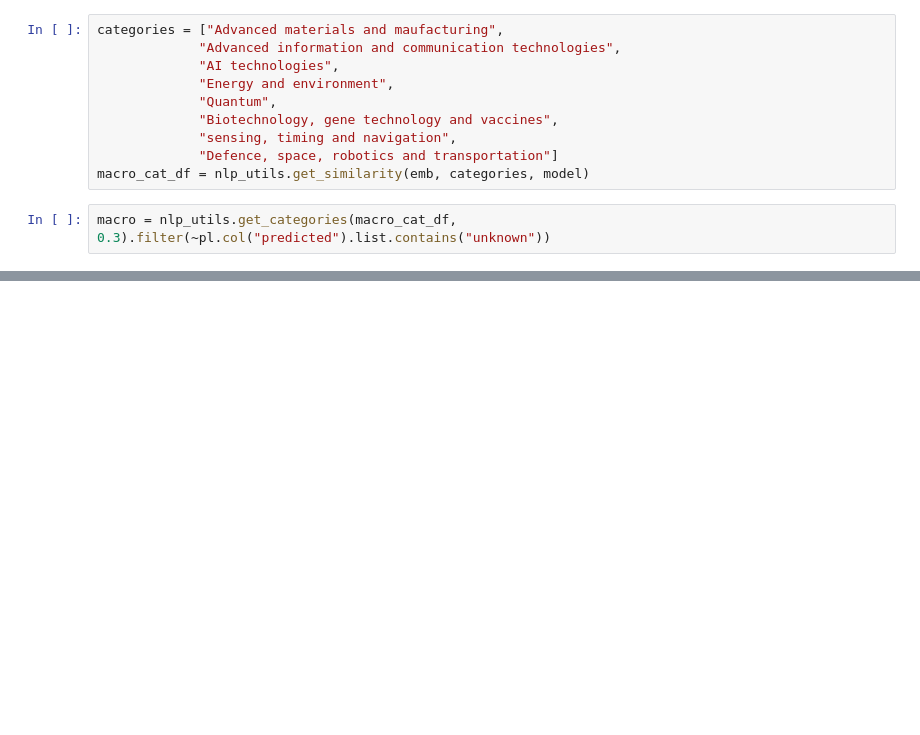
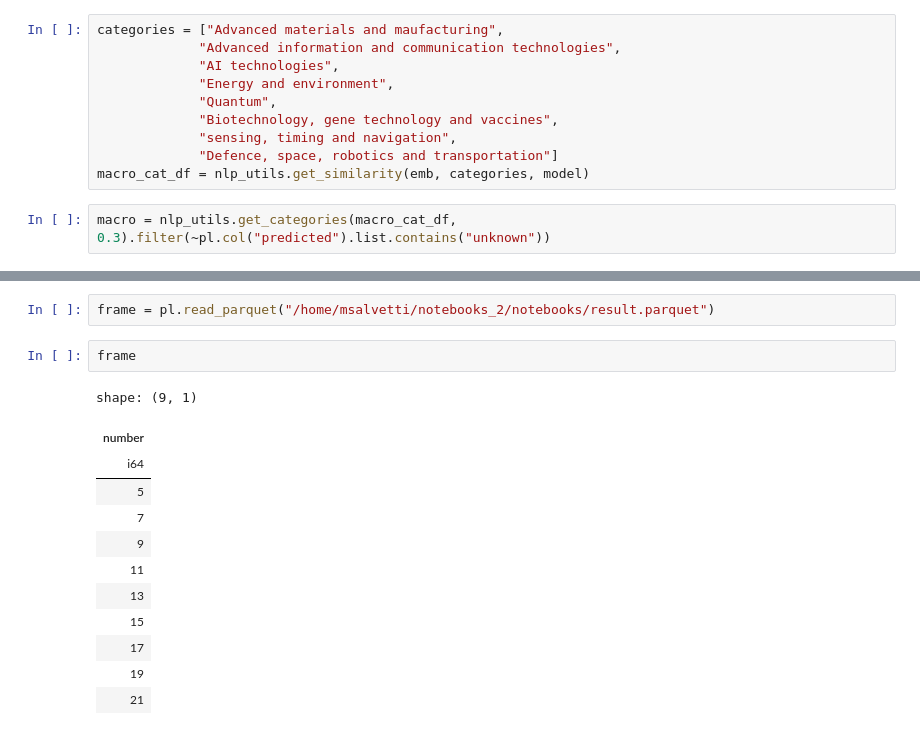
Before and after one commit to MattiaSalve/kof-notebooks, a Jupyter notebook: notebooks/023_embeddings.ipynb, the cells around one changed output, grey strips where cells are left out. Drawn from its saved outputs; the diff is of its cells as text; blank space fills up the shorter version.

```diff
--- a/notebooks/023_embeddings.ipynb
+++ b/notebooks/023_embeddings.ipynb
@@ -235,0 +269,17 @@ shape: (4_767, 12)
+# %%
+frame = pl.read_parquet("/home/msalvetti/notebooks_2/notebooks/result.parquet")
+# %%
+frame
+# %% [output]
+shape: (9, 1)
+| number |
+| i64 |
+| 5 |
+| 7 |
+| 9 |
+| 11 |
+| 13 |
+| 15 |
+| 17 |
+| 19 |
+| 21 |
```
Also changed, not shown: parts of 1 cell of this notebook, 17 other files.
